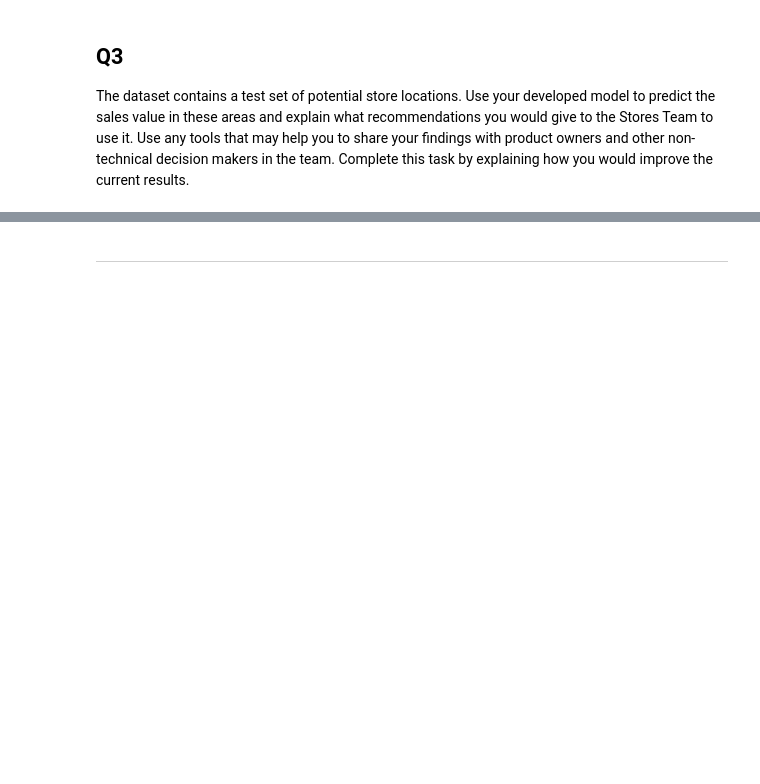
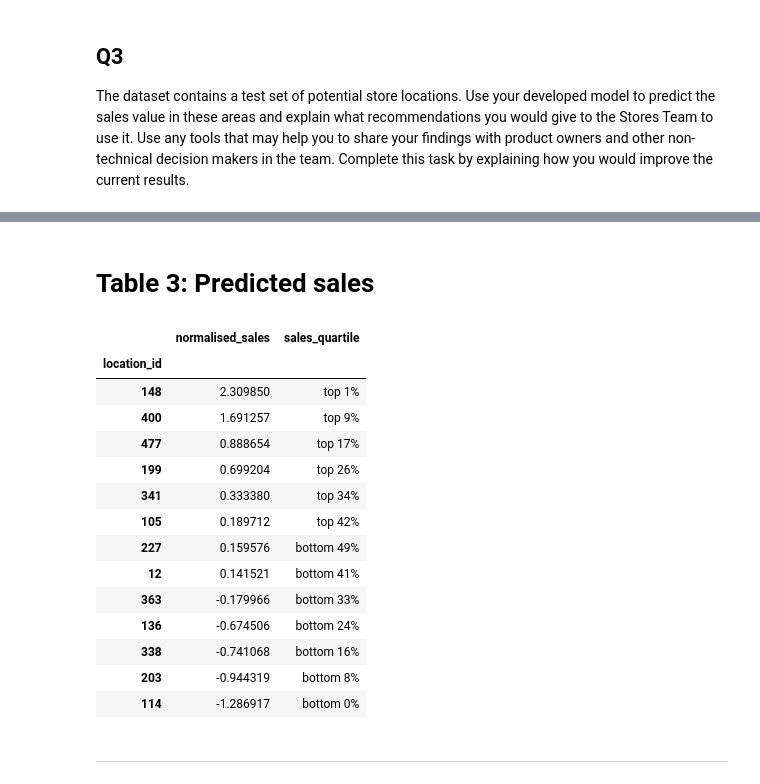
Before and after one commit to garciadias/tesco_ds, a Jupyter notebook: notebooks/my_solution.ipynb, the cells around one changed output, grey strips where cells are left out. Drawn from its saved outputs; the diff is of its cells as text; code cells hidden in the pictures; blank space fills up the shorter version.

```diff
--- a/notebooks/my_solution.ipynb
+++ b/notebooks/my_solution.ipynb
@@ -133,3 +324,23 @@ The dataset contains a test set of potential store locations. Use your developed
+# %%
+display(Markdown("# Table 3: Predicted sales"))
+test_set.set_index("location_id")[["normalised_sales", "sales_quartile"]].sort_values("normalised_sales", ascending=False)
+# %% [output]
+# Table 3: Predicted sales
+|  | normalised_sales | sales_quartile |
+| location_id |  |  |
+| 148 | 2.309850 | top 1% |
+| 400 | 1.691257 | top 9% |
+| 477 | 0.888654 | top 17% |
+| 199 | 0.699204 | top 26% |
+| 341 | 0.333380 | top 34% |
+| 105 | 0.189712 | top 42% |
+| 227 | 0.159576 | bottom 49% |
+| 12 | 0.141521 | bottom 41% |
+| 363 | -0.179966 | bottom 33% |
+| 136 | -0.674506 | bottom 24% |
+| 338 | -0.741068 | bottom 16% |
+| 203 | -0.944319 | bottom 8% |
+| 114 | -1.286917 | bottom 0% |
 # %% [markdown]
 -------------
 # %% [markdown]
```
Also changed, not shown: parts of 12 cells of this notebook, 7 other files.
